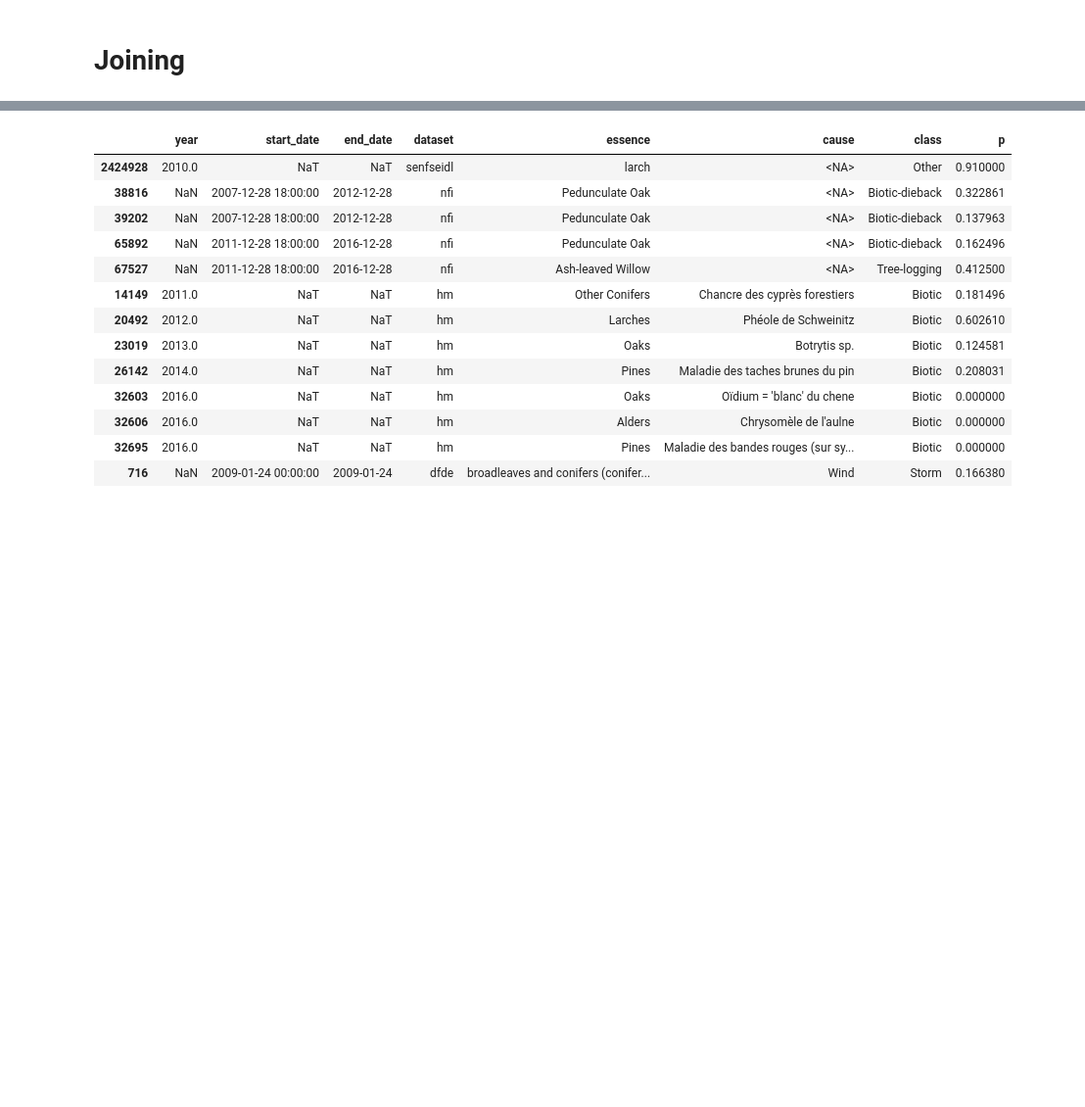
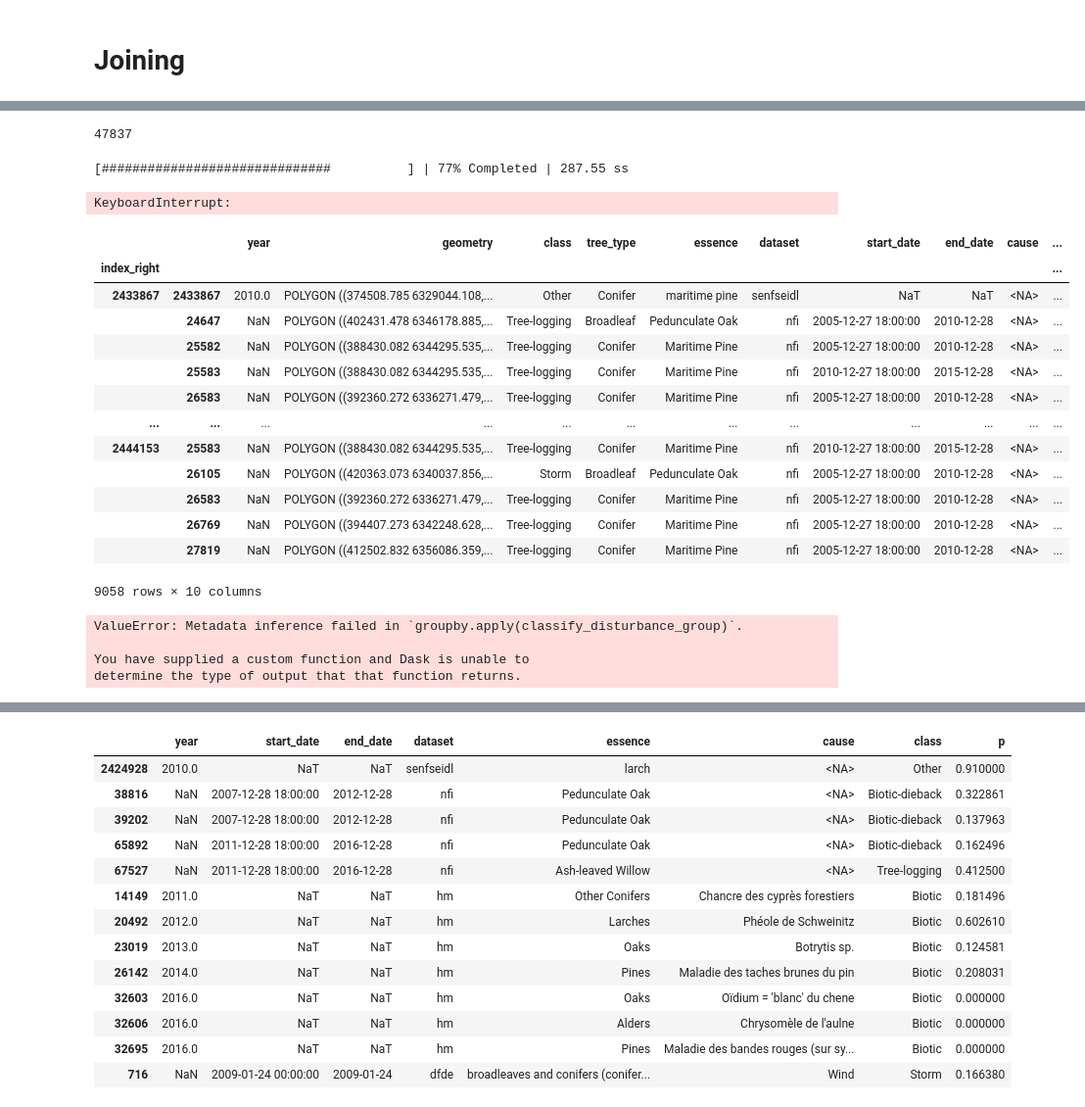
Before and after one commit to ArthurCalvi/Disturbance-Attribution-Dataset-Joining, a Jupyter notebook: join-datasets/temporo-spatial-join.ipynb, the cells around one changed output, grey strips where cells are left out. Shown at 98% size. Drawn from its saved outputs; the diff is of its cells as text; code cells hidden in the pictures; blank space fills up the shorter version.

```diff
--- a/join-datasets/temporo-spatial-join.ipynb
+++ b/join-datasets/temporo-spatial-join.ipynb
@@ -260,0 +471,60 @@ def create_disturbance_group(geodataframe, reference, col):
+# %%
+len(concatenation.iloc[:65000].groupby('index_right'))
+# %% [output]
+47837
+# %%
+#remove future warning
+import warnings
+warnings.simplefilter(action='ignore', category=FutureWarning)
+
+dtypes = {'year': 'float64',
+ 'geometry': 'geometry',
+ 'class': 'object',
+ 'tree_type': 'object',
+ 'essence': 'object',
+ 'dataset': 'object',
+ 'start_date': 'datetime64[ns]',
+ 'end_date': 'datetime64[ns]',
+ 'cause': 'string',
+ 'notes': 'string'}
+
+meta = pd.DataFrame(columns=list(dtypes.keys())).astype(dtypes)
+
+#create group
+def create_disturbance_group_(geodataframe, reference):
+    index_reference = geodataframe.index_right.iloc[0]
+    row_reference = reference.loc[[index_reference]]
+    return pd.concat([row_reference, geodataframe.drop(columns=['index_right'])], axis=0)
+
+#208 groups -> 3.3s (/4)
+#967 groups -> 12.3s ()
+#10473 groups -> 2min
+#ALL groups -> out of memory 'IOStream.flushed timed out'
+import dask.dataframe as dd
+from dask.diagnostics import ProgressBar
+
+dd_concattenation = dd.from_pandas(concatenation.iloc[:65000], npartitions=10)
+with ProgressBar():
+    groups_disturbances = dd_concattenation.groupby('index_right').apply(create_disturbance_group_, \
+                                                                     reference=senfseidl_year, \
+                                                                            meta=meta).compute()
+# %% [output]
+[##############################          ] | 77% Completed | 287.55 ss
+KeyboardInterrupt:
+# %%
+groups_disturbances
+# %% [output]
+|  |  | year | geometry | class | tree_type | essence | dataset | start_date | end_date | cause | ... |
+| index_right |  |  |  |  |  |  |  |  |  |  | ... |
+| 2433867 | 2433867 | 2010.0 | POLYGON ((374508.785 6329044.108,... | Other | Conifer | maritime pine | senfseidl | NaT | NaT | <NA> | ... |
+|  | 24647 | NaN | POLYGON ((402431.478 6346178.885,... | Tree-logging | Broadleaf | Pedunculate Oak | nfi | 2005-12-27 18:00:00 | 2010-12-28 | <NA> | ... |
+|  | 25582 | NaN | POLYGON ((388430.082 6344295.535,... | Tree-logging | Conifer | Maritime Pine | nfi | 2005-12-27 18:00:00 | 2010-12-28 | <NA> | ... |
+|  | 25583 | NaN | POLYGON ((388430.082 6344295.535,... | Tree-logging | Conifer | Maritime Pine | nfi | 2010-12-27 18:00:00 | 2015-12-28 | <NA> | ... |
+|  | 26583 | NaN | POLYGON ((392360.272 6336271.479,... | Tree-logging | Conifer | Maritime Pine | nfi | 2005-12-27 18:00:00 | 2010-12-28 | <NA> | ... |
+| ... | ... | ... | ... | ... | ... | ... | ... | ... | ... | ... | ... |
+| 2444153 | 25583 | NaN | POLYGON ((388430.082 6344295.535,... | Tree-logging | Conifer | Maritime Pine | nfi | 2010-12-27 18:00:00 | 2015-12-28 | <NA> | ... |
+|  | 26105 | NaN | POLYGON ((420363.073 6340037.856,... | Storm | Broadleaf | Pedunculate Oak | nfi | 2005-12-27 18:00:00 | 2010-12-28 | <NA> | ... |
+|  | 26583 | NaN | POLYGON ((392360.272 6336271.479,... | Tree-logging | Conifer | Maritime Pine | nfi | 2005-12-27 18:00:00 | 2010-12-28 | <NA> | ... |
+|  | 26769 | NaN | POLYGON ((394407.273 6342248.628,... | Tree-logging | Conifer | Maritime Pine | nfi | 2005-12-27 18:00:00 | 2010-12-28 | <NA> | ... |
+|  | 27819 | NaN | POLYGON ((412502.832 6356086.359,... | Tree-logging | Conifer | Maritime Pine | nfi | 2005-12-27 18:00:00 | 2010-12-28 | <NA> | ... |
+9058 rows × 10 columns
@@ -261,3 +550,16 @@ def create_disturbance_group(geodataframe, reference, col):
+# %%
+import dask.dataframe as dd
+
+dd_concattenation = dd.from_pandas(concatenation.iloc[:100000], npartitions=10)
+groups = dd_concattenation.groupby('index_right')
+
+#aplly classify_disturbance_group
+dd_disturbance_groups = groups.apply(classify_disturbance_group, reference=senfseidl, col=col)
+# %% [output]
+ValueError: Metadata inference failed in `groupby.apply(classify_disturbance_group)`.
+
+You have supplied a custom function and Dask is unable to
+determine the type of output that that function returns.
 # %%
 col = ['start_date', 'end_date', 'geometry', 'year_left', 'class_left', 'tree_type_left', 'essence_left', 'dataset_left', 'cause', 'notes']
 a = create_disturbance_group(group, senfseidl, col)
```
Also changed, not shown: parts of 25 cells of this notebook.
